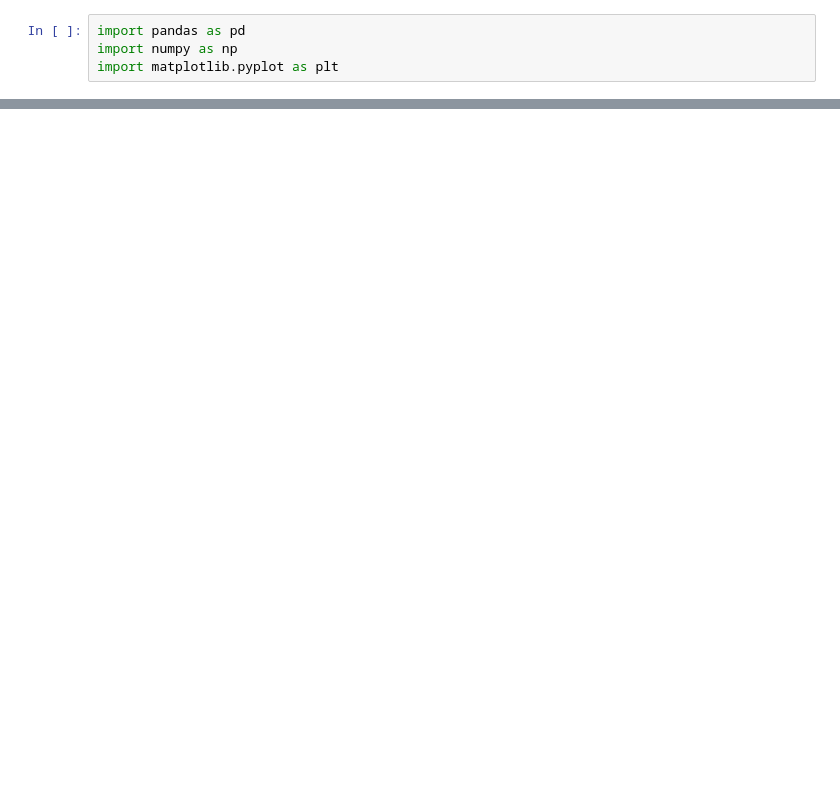
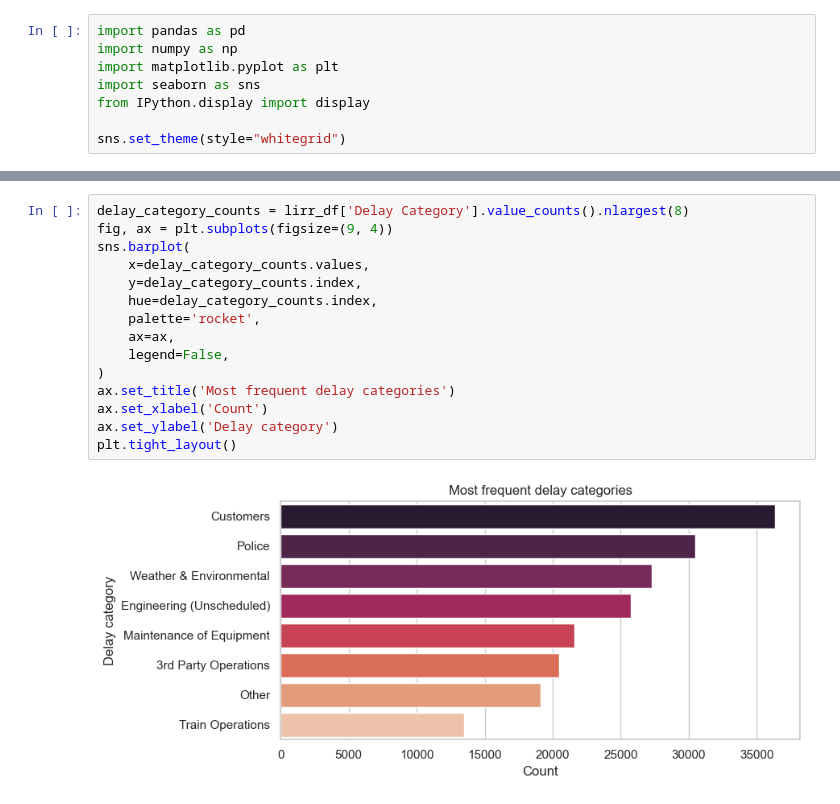
Before and after one commit to WSU-CS6580-Spring2026/Team-Hill-And-Friend, a Jupyter notebook: notebooks/EDA.ipynb, the cells around one changed output, grey strips where cells are left out. Cells and saved outputs as stored; diff of their text form; blank space fills up the shorter version.

Commit message:
Revise EDA notebook with expanded weather-delay analysis

```diff
--- a/notebooks/EDA.ipynb
+++ b/notebooks/EDA.ipynb
@@ -4,3 +5,7 @@
 import pandas as pd
 import numpy as np
 import matplotlib.pyplot as plt
+import seaborn as sns
+from IPython.display import display
+
+sns.set_theme(style="whitegrid")
@@ -46,0 +144,17 @@ The main goal is to line up if weather events are properly being reported as del
+# %%
+delay_category_counts = lirr_df['Delay Category'].value_counts().nlargest(8)
+fig, ax = plt.subplots(figsize=(9, 4))
+sns.barplot(
+    x=delay_category_counts.values,
+    y=delay_category_counts.index,
+    hue=delay_category_counts.index,
+    palette='rocket',
+    ax=ax,
+    legend=False,
+)
+ax.set_title('Most frequent delay categories')
+ax.set_xlabel('Count')
+ax.set_ylabel('Delay category')
+plt.tight_layout()
+# %% [output]
+[figure, added]
```
Also changed, not shown: parts of 29 cells of this notebook.
